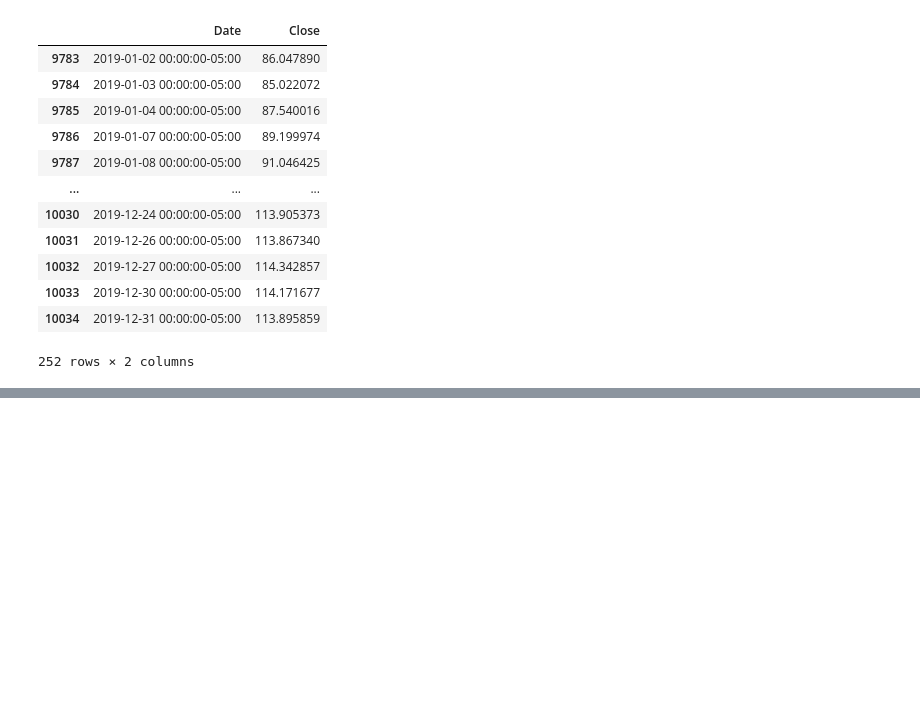
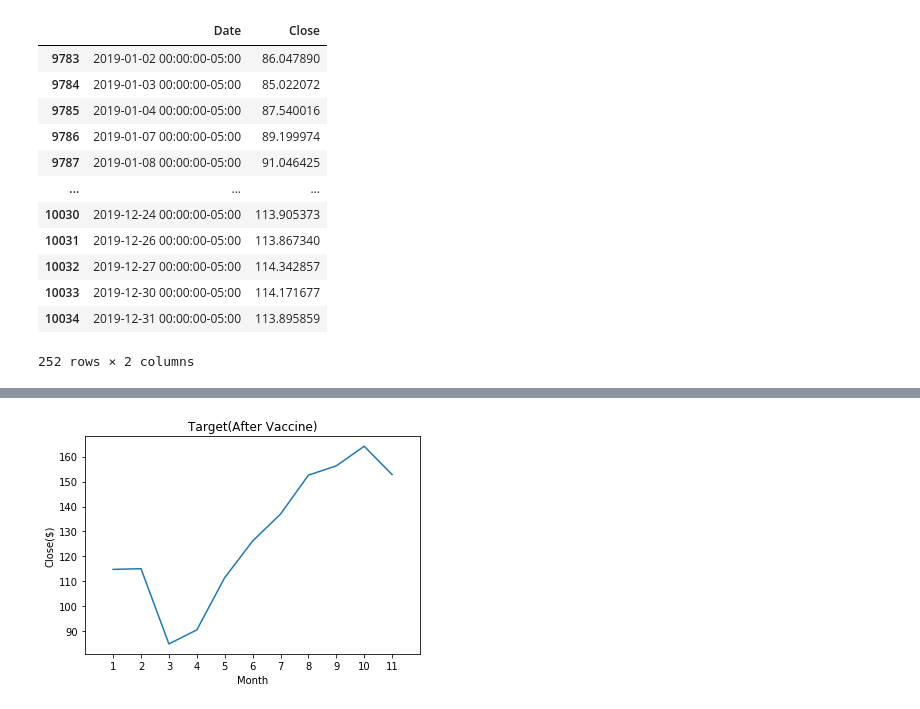
Before and after one commit to cjallow01/project-1, a Jupyter notebook: retail_covid_stocks.ipynb, the cells around one changed output, grey strips where cells are left out. Drawn from its saved outputs; the diff is of its cells as text; code cells hidden in the pictures; blank space fills up the shorter version.

```diff
--- a/retail_covid_stocks.ipynb
+++ b/retail_covid_stocks.ipynb
@@ -147,0 +162,6 @@ pre_covid2[["Date","Close"]]
+# %%
+#2. How did the stocks performs during the pandemic before the vaccine release? (Jan 2020 - Nov 2020)
+
+#Dateframe Before Vaccine(Jan 2020 - Nov 2020)
+lowes_before_vaccine_df = lowes_data_df.loc[((lowes_data_df['Date'] >= '2020-01-01') & (lowes_data_df['Date'] < '2020-12-01'))]
+lowes_before_vaccine_df.sort_values(by=['Date'])
@@ -148,2 +182,12 @@ pre_covid2[["Date","Close"]]
 # %%
-#2. How did the stocks performs during the pandemic before the vaccine release? Feb-2020 to Aug - 2021
+#Create a dataframe for Lowes before Vaccine stock data (Jan 2020 - Nov 2020) By Month
+monthly_close_before_vaccine_df = pd.DataFrame(lowes_before_vaccine_df.groupby(lowes_before_vaccine_df.Date.dt.month)['Close'].mean())\
+                        .reset_index()\
+                        .rename(columns={'Date': 'Month'})
+
+#Add Store and timeframe column
+
+monthly_close_before_vaccine_df['Store'] = 'Lowes'
+monthly_close_before_vaccine_df['Timeframe'] = 'Before Vaccine'
+
+monthly_close_before_vaccine_df
@@ -149,0 +207,12 @@ pre_covid2[["Date","Close"]]
+# %%
+x = monthly_close_before_vaccine_df['Month']
+y = monthly_close_before_vaccine_df['Close']
+
+plt.plot(x, y)
+plt.xlim(0,12,1)
+plt.xticks(np.arange(min(x), max(x)+1, 1))
+plt.xlabel("Month")
+plt.ylabel("Close($)")
+plt.title("Target(After Vaccine)");
+# %% [output]
+[figure, added]
```
Also changed, not shown: parts of 14 cells of this notebook, 1 other file.
